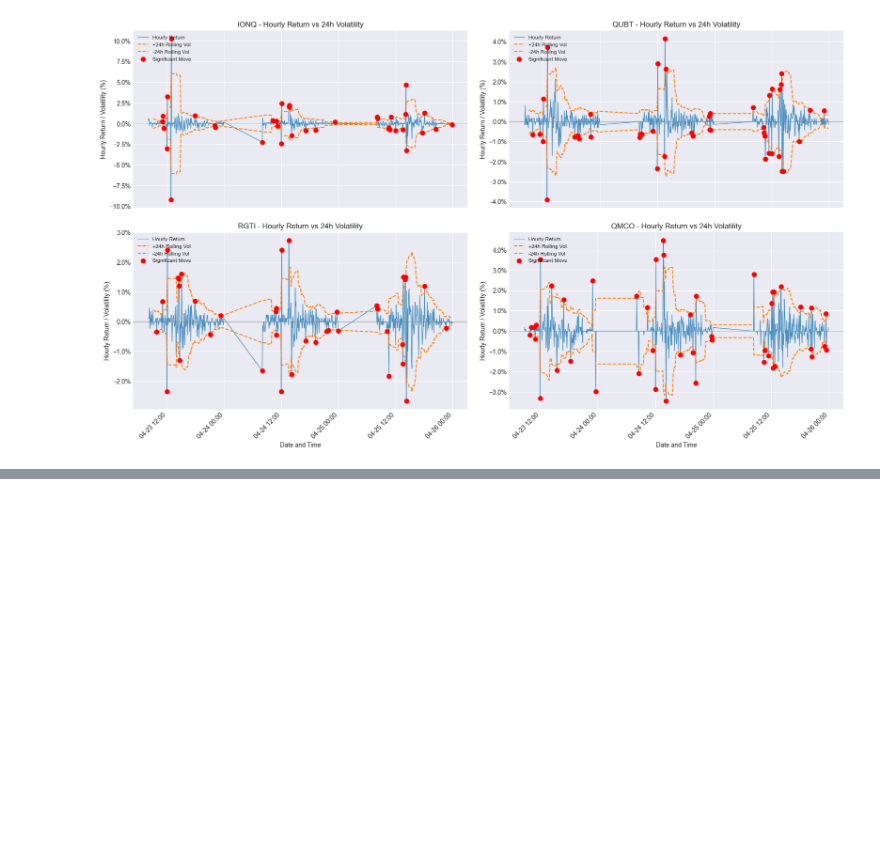
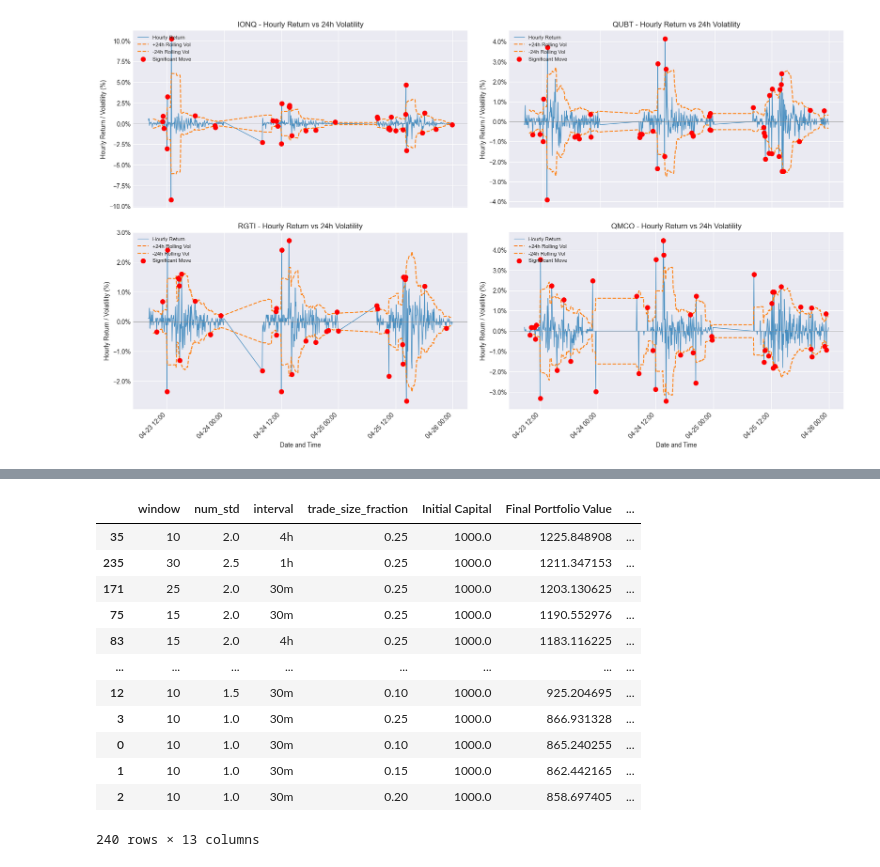
Before and after one commit to andrewBatutin/ib-ai-bot, a Jupyter notebook: notebooks/q_stock_sigma.ipynb, the cells around one changed output, grey strips where cells are left out. Drawn from its saved outputs; the diff is of its cells as text; code cells hidden in the pictures; blank space fills up the shorter version.

```diff
--- a/notebooks/q_stock_sigma.ipynb
+++ b/notebooks/q_stock_sigma.ipynb
@@ -306,0 +307,16 @@ INFO:root:Executed SELL: 6.3068 IONQ @ 25.32 on 2025-04-02 14:00:00+00:00. Proce
+# %%
+results_df
+# %% [output]
+|  | window | num_std | interval | trade_size_fraction | Initial Capital | Final Portfolio Value | ... |
+| 35 | 10 | 2.0 | 4h | 0.25 | 1000.0 | 1225.848908 | ... |
+| 235 | 30 | 2.5 | 1h | 0.25 | 1000.0 | 1211.347153 | ... |
+| 171 | 25 | 2.0 | 30m | 0.25 | 1000.0 | 1203.130625 | ... |
+| 75 | 15 | 2.0 | 30m | 0.25 | 1000.0 | 1190.552976 | ... |
+| 83 | 15 | 2.0 | 4h | 0.25 | 1000.0 | 1183.116225 | ... |
+| ... | ... | ... | ... | ... | ... | ... | ... |
+| 12 | 10 | 1.5 | 30m | 0.10 | 1000.0 | 925.204695 | ... |
+| 3 | 10 | 1.0 | 30m | 0.25 | 1000.0 | 866.931328 | ... |
+| 0 | 10 | 1.0 | 30m | 0.10 | 1000.0 | 865.240255 | ... |
+| 1 | 10 | 1.0 | 30m | 0.15 | 1000.0 | 862.442165 | ... |
+| 2 | 10 | 1.0 | 30m | 0.20 | 1000.0 | 858.697405 | ... |
+240 rows × 13 columns
```
Also changed, not shown: parts of 5 cells of this notebook.
